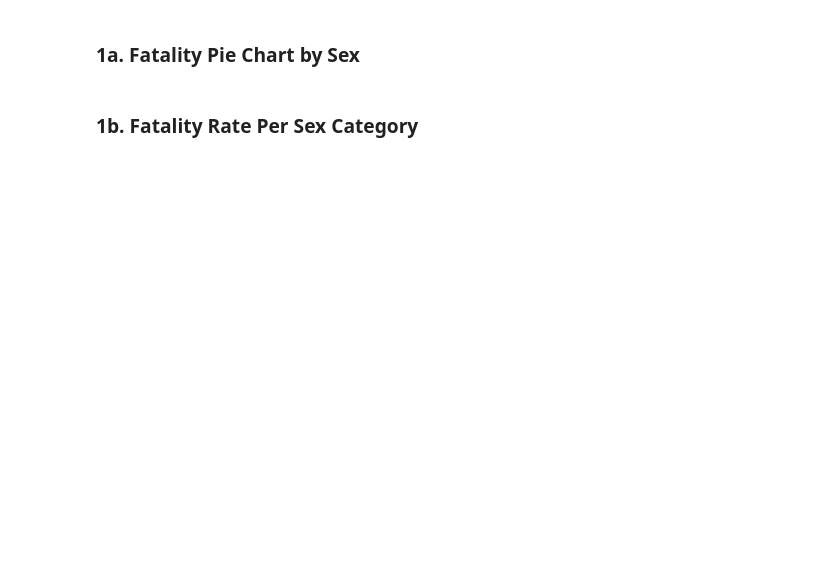
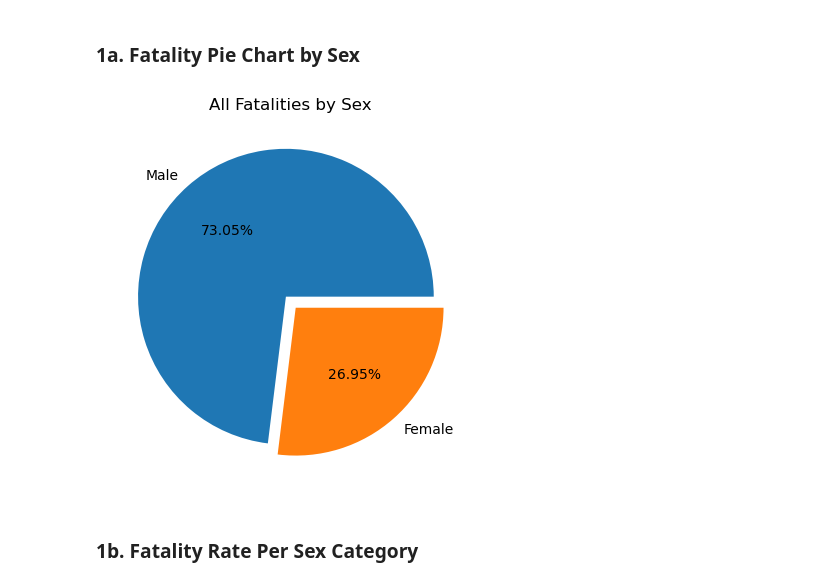
Before and after one commit to dcheung0720/Data-Wizards-1, a Jupyter notebook: Analysis/CrashAnalysis.ipynb, the cells around one changed output. Drawn from its saved outputs; the diff is of its cells as text; code cells hidden in the pictures; blank space fills up the shorter version.

Commit message:
Fatalities over time

```diff
--- a/Analysis/CrashAnalysis.ipynb
+++ b/Analysis/CrashAnalysis.ipynb
@@ -10,7 +10,13 @@ import seaborn as sns
 from pprint import pprint
 # %%
 # read csv
-df_ppl_involved = pd.read_csv("../Resources/People_Involved.csv")
+df_ppl_involved = pd.read_csv("../Resources/People_Involved.csv", index_col=0)
 df_ppl_involved = df_ppl_involved.sort_values(by = "Case Date")
-df_ppl_involved = df_ppl_involved.drop("Unnamed: 0", axis= 1)
+
+
+# some data are from 2017, so we need to remove it
+df_ppl_involved = df_ppl_involved[df_ppl_involved["Case Date"].apply(lambda x : datetime.strptime(x, "%Y-%m-%d").strftime("%Y")) != "2017"]
+df_ppl_involved = df_ppl_involved.reset_index(drop= True)
+
+
 df_ppl_involved.head()
@@ -39,15 +77,17 @@ df_ppl_involved.head()
 # %%
 #Get the number of fatal cases of males and females
 num_fatal_male = len(df_ppl_involved[(df_ppl_involved["Sex"] == "Male") & (df_ppl_involved["Is Fatal"] == True)])
-num_fatal_female = len(df_ppl_involved[(df_ppl_involvednvolved["Sex"] == "Female") & (df_ppl_involved["Is Fatal"] == True)])
+num_fatal_female = len(df_ppl_involved[(df_ppl_involved["Sex"] == "Female") & (df_ppl_involved["Is Fatal"] == True)])
 
 labels = ["Male", "Female"]
 values = [num_fatal_male, num_fatal_female]
 explode = [0.05, 0.05]
 
 plt.pie(values, labels=labels, autopct="%.2f%%", explode= explode)
 plt.title("All Fatalities by Sex")
 plt.show()
+# %% [output]
+[figure, added]
 # %% [markdown]
 <h3>1b. Fatality Rate Per Sex Category</h3>
 # %%
```
Also changed, not shown: parts of 16 cells of this notebook.
